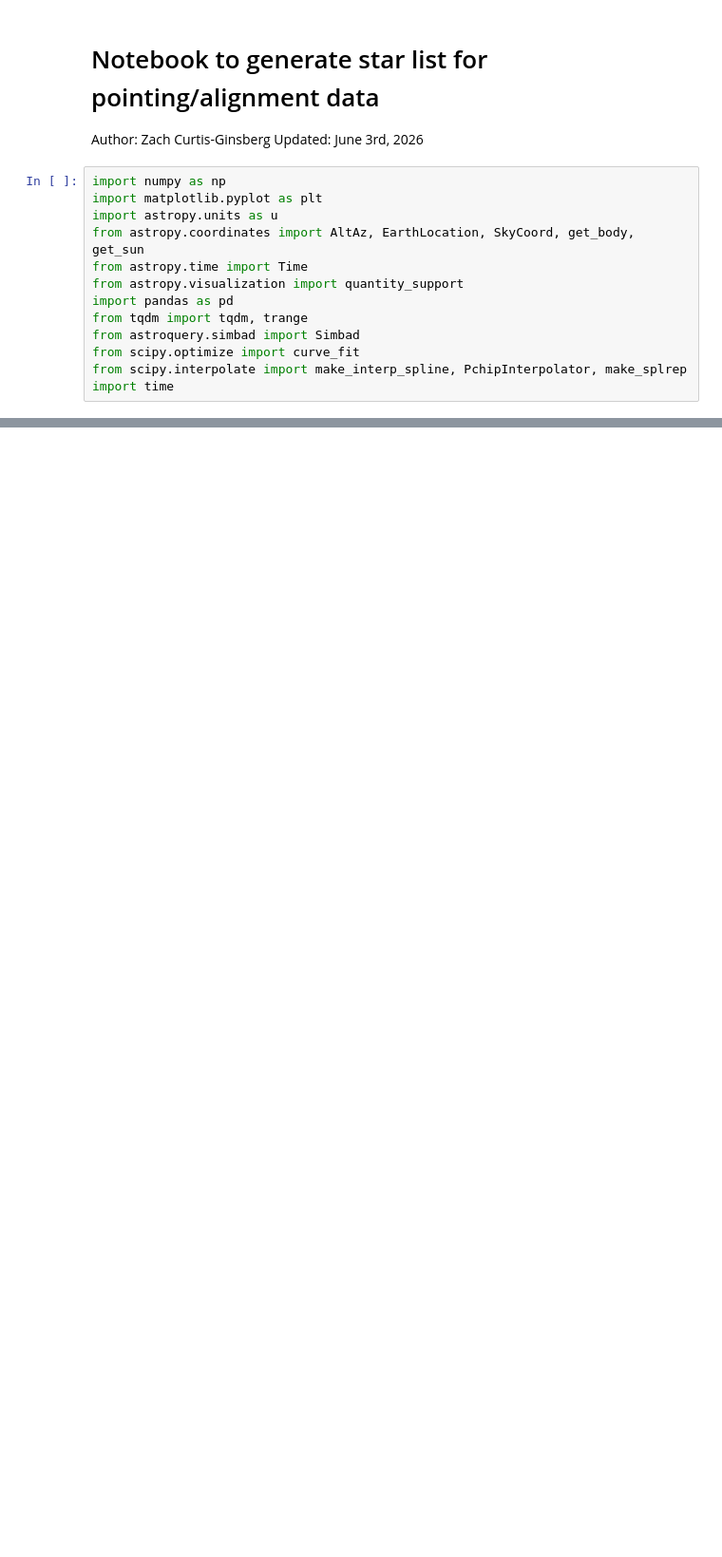
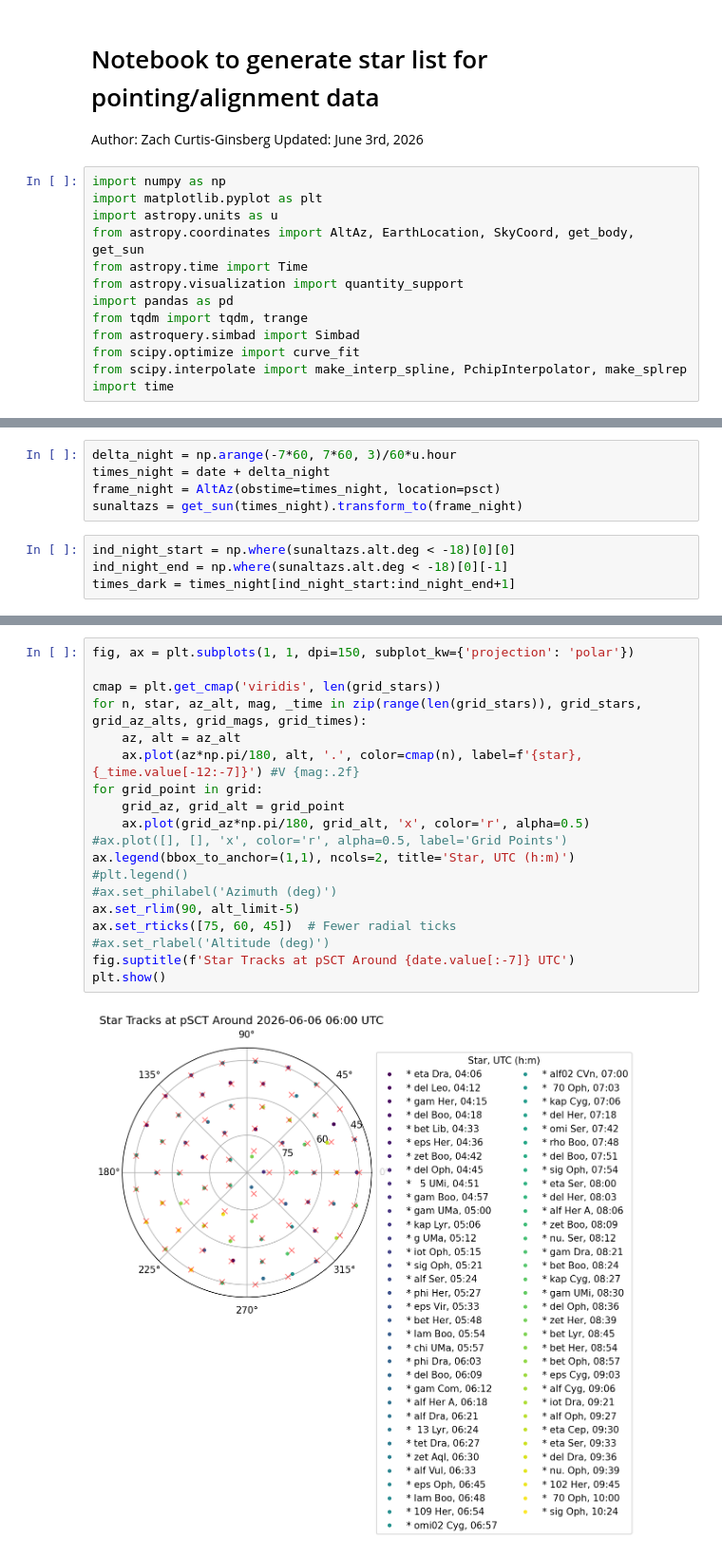
Before and after one commit to zcurtisginsberg/pSCT_Misc, a Jupyter notebook: psct_star_sched.ipynb, the cells around one changed output, grey strips where cells are left out. Shown at 95% size. Cells and saved outputs as stored; diff of their text form; blank space fills up the shorter version.

```diff
--- a/psct_star_sched.ipynb
+++ b/psct_star_sched.ipynb
@@ -124,0 +131,9 @@ plt.show()
+# %%
+delta_night = np.arange(-7*60, 7*60, 3)/60*u.hour
+times_night = date + delta_night
+frame_night = AltAz(obstime=times_night, location=psct)
+sunaltazs = get_sun(times_night).transform_to(frame_night)
+# %%
+ind_night_start = np.where(sunaltazs.alt.deg < -18)[0][0]
+ind_night_end = np.where(sunaltazs.alt.deg < -18)[0][-1]
+times_dark = times_night[ind_night_start:ind_night_end+1]
@@ -124,0 +236,21 @@ plt.show()
+# %%
+fig, ax = plt.subplots(1, 1, dpi=150, subplot_kw={'projection': 'polar'})
+
+cmap = plt.get_cmap('viridis', len(grid_stars))
+for n, star, az_alt, mag, _time in zip(range(len(grid_stars)), grid_stars, grid_az_alts, grid_mags, grid_times):
+    az, alt = az_alt
+    ax.plot(az*np.pi/180, alt, '.', color=cmap(n), label=f'{star}, {_time.value[-12:-7]}') #V {mag:.2f}
+for grid_point in grid:
+    grid_az, grid_alt = grid_point
+    ax.plot(grid_az*np.pi/180, grid_alt, 'x', color='r', alpha=0.5)
+#ax.plot([], [], 'x', color='r', alpha=0.5, label='Grid Points')
+ax.legend(bbox_to_anchor=(1,1), ncols=2, title='Star, UTC (h:m)')
+#plt.legend()
+#ax.set_philabel('Azimuth (deg)')
+ax.set_rlim(90, alt_limit-5)
+ax.set_rticks([75, 60, 45])  # Fewer radial ticks
+#ax.set_rlabel('Altitude (deg)')
+fig.suptitle(f'Star Tracks at pSCT Around {date.value[:-7]} UTC')
+plt.show()
+# %% [output]
+[figure, added]
```
Also changed, not shown: parts of 12 cells of this notebook.
